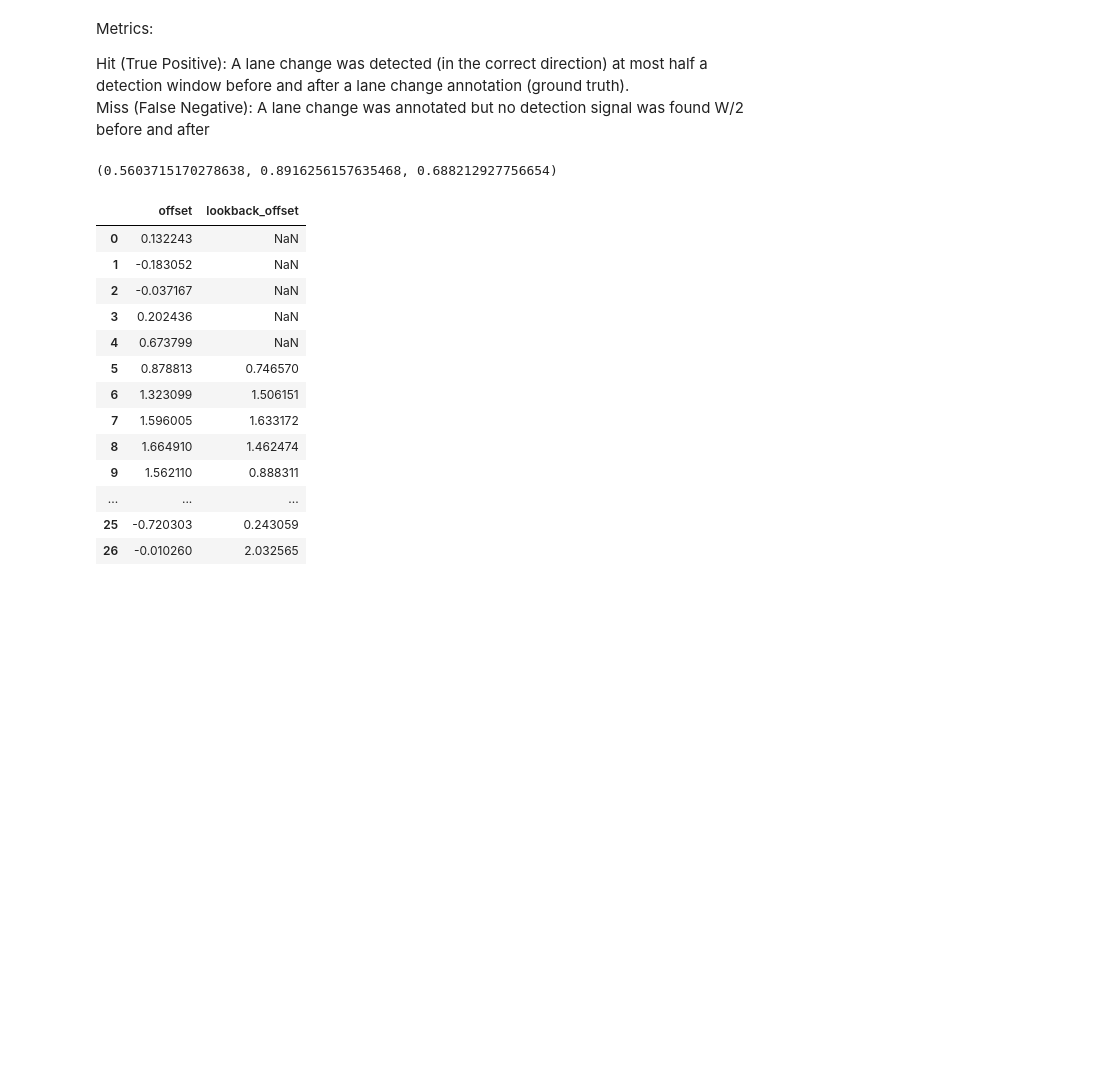
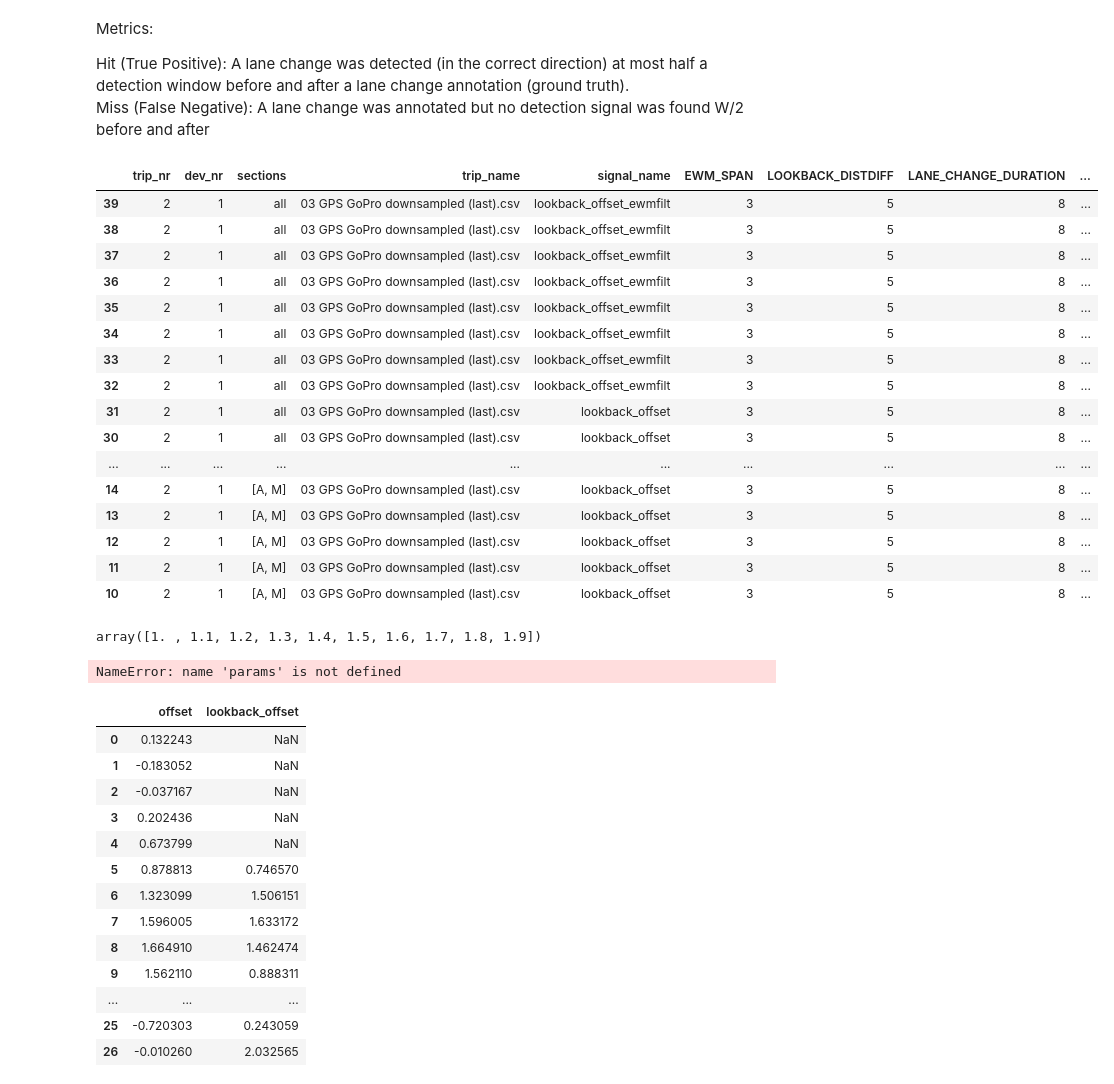
Before and after one commit to tomdries/gps-lane-changes, a Jupyter notebook: analysis.ipynb, the cells around one changed output. Drawn from its saved outputs; the diff is of its cells as text; code cells hidden in the pictures; blank space fills up the shorter version.

```diff
--- a/analysis.ipynb
+++ b/analysis.ipynb
@@ -77,7 +107,10 @@ def get_results(lca_df, trip_df, LANE_CHANGE_DURATION):
     lca_df.loc[lca_df.direction == lca_df.detected, 'result'] = 'TP'
     lca_df.loc[lca_df.detected=='none', 'result'] = 'FN'
     TP = lca_df.result.value_counts()['TP']
-    FN = lca_df.result.value_counts()['FN']
+    try:
+        FN = lca_df.result.value_counts()['FN']
+    except:
+        FN=0
 
     ## false positives
     TP_detectionperspective = 0
@@ -107,3 +140,8 @@ trip_dfs = calculate_signals_alltrips(trip_dfs, filter_params)
+# %%
+result_df = pd.DataFrame(columns = ['trip_nr','dev_nr', 'sections', 'trip_name',
+                                    'signal_name', 'EWM_SPAN', 'LOOKBACK_DISTDIFF',
+                                    'LANE_CHANGE_DURATION','ROLLING_SUM_SIZE', 'CUTOFF_THRESHOLD',
+                                    'precision', 'recall', 'f1', 'timestamp'])
 # %%
 
 
@@ -135,7 +187,31 @@ for trip_nr in range(3):
+# %%
+result_df[::-1][:30]
+# %% [output]
+|  | trip_nr | dev_nr | sections | trip_name | signal_name | EWM_SPAN | LOOKBACK_DISTDIFF | LANE_CHANGE_DURATION | ... |
+| 39 | 2 | 1 | all | 03 GPS GoPro downsampled (last).csv | lookback_offset_ewmfilt | 3 | 5 | 8 | ... |
+| 38 | 2 | 1 | all | 03 GPS GoPro downsampled (last).csv | lookback_offset_ewmfilt | 3 | 5 | 8 | ... |
+| 37 | 2 | 1 | all | 03 GPS GoPro downsampled (last).csv | lookback_offset_ewmfilt | 3 | 5 | 8 | ... |
+| 36 | 2 | 1 | all | 03 GPS GoPro downsampled (last).csv | lookback_offset_ewmfilt | 3 | 5 | 8 | ... |
+| 35 | 2 | 1 | all | 03 GPS GoPro downsampled (last).csv | lookback_offset_ewmfilt | 3 | 5 | 8 | ... |
+| 34 | 2 | 1 | all | 03 GPS GoPro downsampled (last).csv | lookback_offset_ewmfilt | 3 | 5 | 8 | ... |
+| 33 | 2 | 1 | all | 03 GPS GoPro downsampled (last).csv | lookback_offset_ewmfilt | 3 | 5 | 8 | ... |
+| 32 | 2 | 1 | all | 03 GPS GoPro downsampled (last).csv | lookback_offset_ewmfilt | 3 | 5 | 8 | ... |
+| 31 | 2 | 1 | all | 03 GPS GoPro downsampled (last).csv | lookback_offset | 3 | 5 | 8 | ... |
+| 30 | 2 | 1 | all | 03 GPS GoPro downsampled (last).csv | lookback_offset | 3 | 5 | 8 | ... |
+| ... | ... | ... | ... | ... | ... | ... | ... | ... | ... |
+| 14 | 2 | 1 | [A, M] | 03 GPS GoPro downsampled (last).csv | lookback_offset | 3 | 5 | 8 | ... |
+| 13 | 2 | 1 | [A, M] | 03 GPS GoPro downsampled (last).csv | lookback_offset | 3 | 5 | 8 | ... |
+| 12 | 2 | 1 | [A, M] | 03 GPS GoPro downsampled (last).csv | lookback_offset | 3 | 5 | 8 | ... |
+| 11 | 2 | 1 | [A, M] | 03 GPS GoPro downsampled (last).csv | lookback_offset | 3 | 5 | 8 | ... |
+| 10 | 2 | 1 | [A, M] | 03 GPS GoPro downsampled (last).csv | lookback_offset | 3 | 5 | 8 | ... |
 # %%
-precision_recall_f1(tp_total, fn_total, fp_total)
+np.arange(1, 2, 0.1)
 # %% [output]
-(0.5603715170278638, 0.8916256157635468, 0.688212927756654)
+array([1. , 1.1, 1.2, 1.3, 1.4, 1.5, 1.6, 1.7, 1.8, 1.9])
+# %%
+params.values
+# %% [output]
+NameError: name 'params' is not defined
 # %%
 lookback_offset = [np.nan]*len(trip_df)
 col = 'offset'
```
Also changed, not shown: parts of 21 cells of this notebook, 4 other files.
